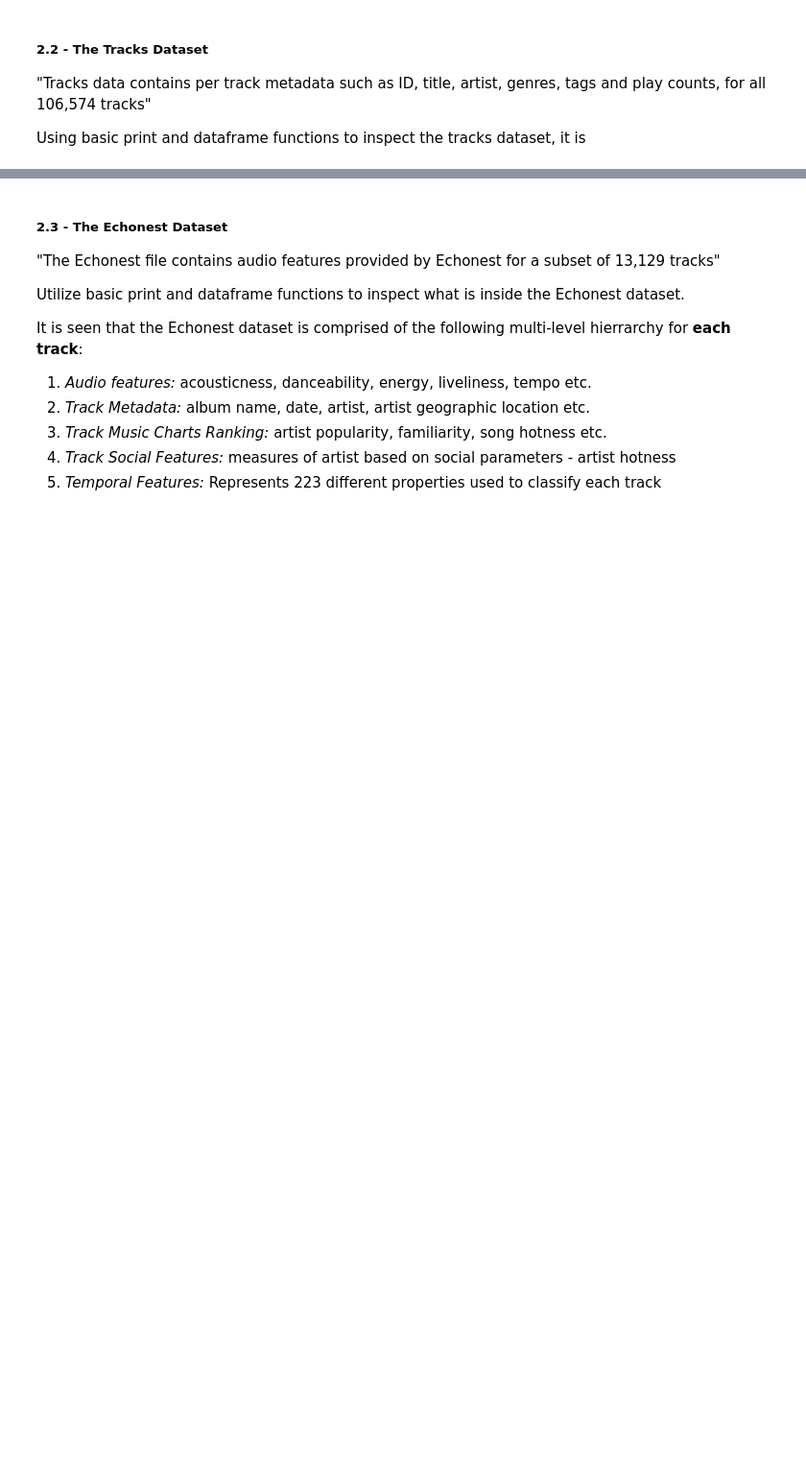
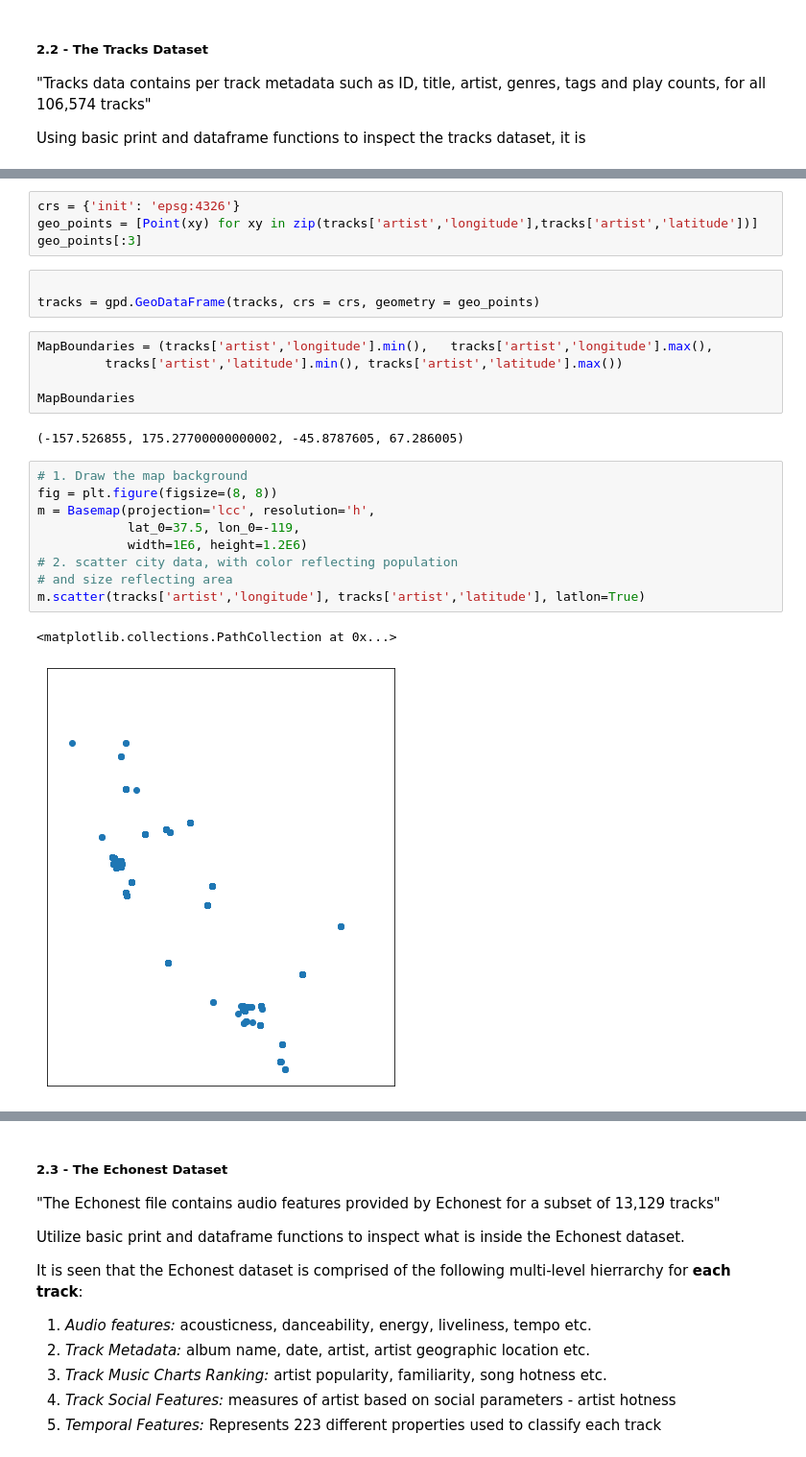
Before and after one commit to mrmids/fma-predictions, a Jupyter notebook: Final_Project_TeamFMA.ipynb, the cells around one changed output, grey strips where cells are left out. Shown at 96% size. Cells and saved outputs as stored; diff of their text form; blank space fills up the shorter version.

```diff
--- a/Final_Project_TeamFMA.ipynb
+++ b/Final_Project_TeamFMA.ipynb
@@ -234 +269,27 @@ Using basic print and dataframe functions to inspect the tracks dataset, it is
+# %%
+crs = {'init': 'epsg:4326'}
+geo_points = [Point(xy) for xy in zip(tracks['artist','longitude'],tracks['artist','latitude'])]
+geo_points[:3]
+# %%
+
+tracks = gpd.GeoDataFrame(tracks, crs = crs, geometry = geo_points)
+# %%
+MapBoundaries = (tracks['artist','longitude'].min(),   tracks['artist','longitude'].max(),
+         tracks['artist','latitude'].min(), tracks['artist','latitude'].max())
+
+MapBoundaries
+# %% [output]
+(-157.526855, 175.27700000000002, -45.8787605, 67.286005)
+# %%
+# 1. Draw the map background
+fig = plt.figure(figsize=(8, 8))
+m = Basemap(projection='lcc', resolution='h',
+            lat_0=37.5, lon_0=-119,
+            width=1E6, height=1.2E6)
+# 2. scatter city data, with color reflecting population
+# and size reflecting area
+m.scatter(tracks['artist','longitude'], tracks['artist','latitude'], latlon=True)
+# %% [output]
+<matplotlib.collections.PathCollection at 0x...>
+[figure, added]
 # %%
```
Also changed, not shown: parts of 9 cells of this notebook.
